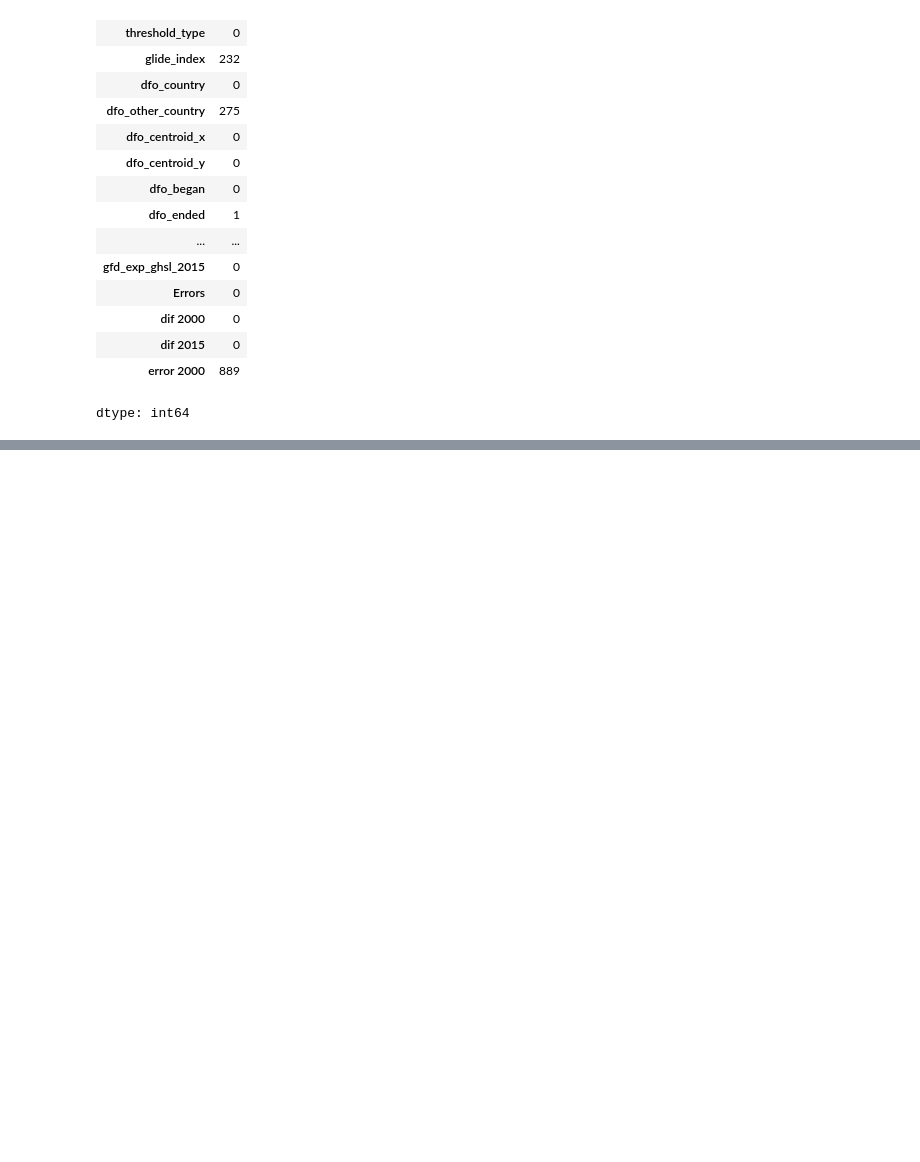
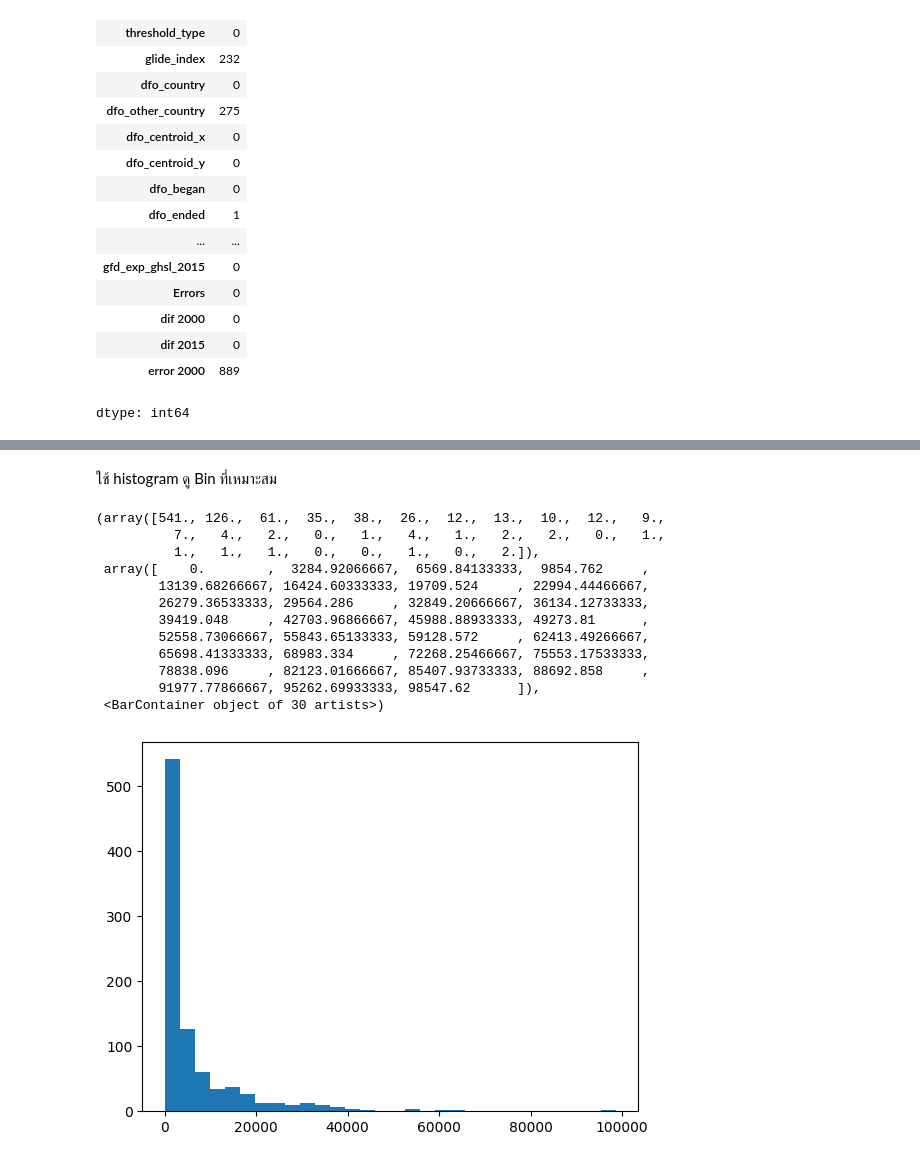
Before and after one commit to BunyanutIn/BSC_DPDM2025, a Jupyter notebook: Ch3_Data_Preprocessing.ipynb, the cells around one changed output, grey strips where cells are left out. Drawn from its saved outputs; the diff is of its cells as text; code cells hidden in the pictures; blank space fills up the shorter version.

```diff
--- a/Ch3_Data_Preprocessing.ipynb
+++ b/Ch3_Data_Preprocessing.ipynb
@@ -214,0 +245,18 @@ dtype: int64
+# %% [markdown]
+ใช้ histogram ดู Bin ที่เหมาะสม
+# %%
+plt.hist(flood['gfd_area'],bins=30)
+# %% [output]
+(array([541., 126.,  61.,  35.,  38.,  26.,  12.,  13.,  10.,  12.,   9.,
+          7.,   4.,   2.,   0.,   1.,   4.,   1.,   2.,   2.,   0.,   1.,
+          1.,   1.,   1.,   0.,   0.,   1.,   0.,   2.]),
+ array([    0.        ,  3284.92066667,  6569.84133333,  9854.762     ,
+        13139.68266667, 16424.60333333, 19709.524     , 22994.44466667,
+        26279.36533333, 29564.286     , 32849.20666667, 36134.12733333,
+        39419.048     , 42703.96866667, 45988.88933333, 49273.81      ,
+        52558.73066667, 55843.65133333, 59128.572     , 62413.49266667,
+        65698.41333333, 68983.334     , 72268.25466667, 75553.17533333,
+        78838.096     , 82123.01666667, 85407.93733333, 88692.858     ,
+        91977.77866667, 95262.69933333, 98547.62      ]),
+ <BarContainer object of 30 artists>)
+[figure, added]
```
Also changed, not shown: parts of 31 cells of this notebook.
